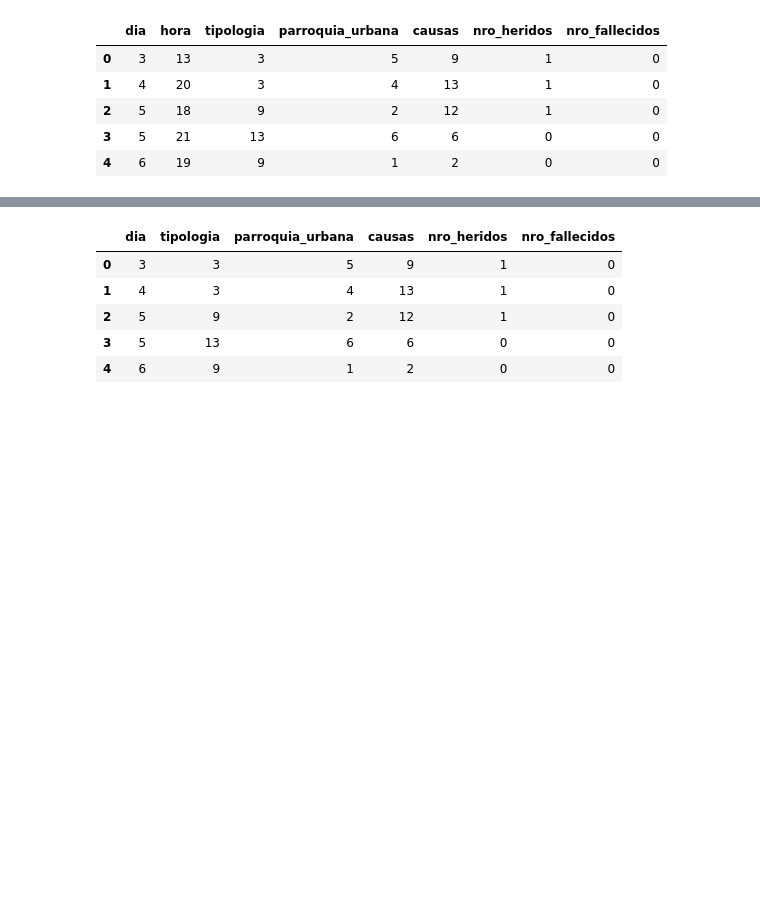
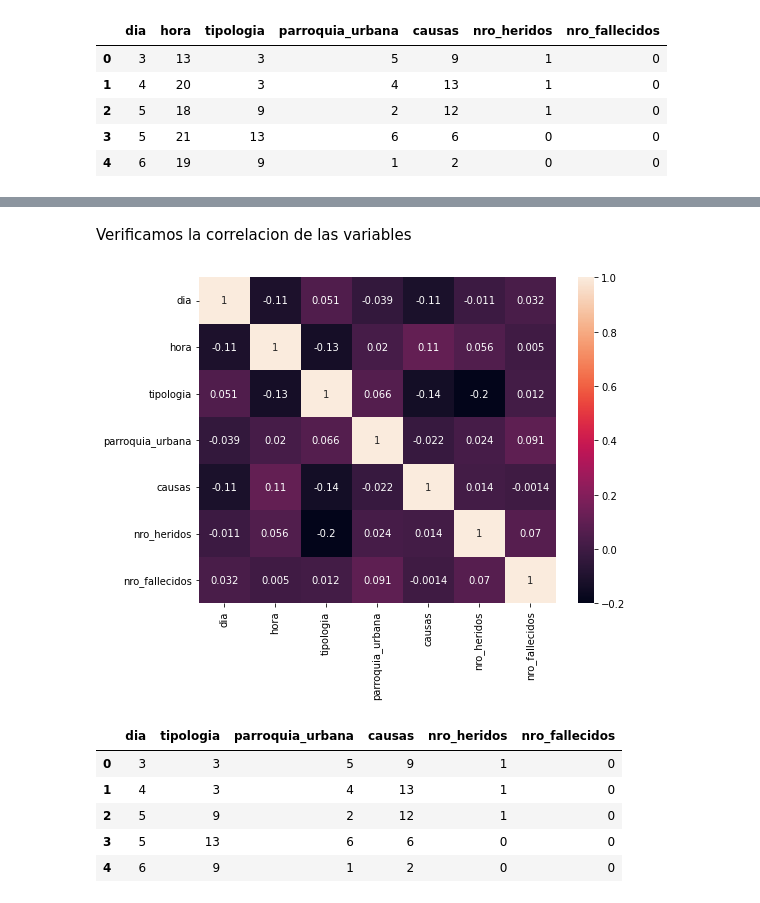
Before and after one commit to Orixstranger/DataMining_Accidentes_Transito_Canton_Loja, a Jupyter notebook: Pruebas de variables/hora/HORA_Prueba_1_Calles_accidentes_2019_2020.ipynb, the cells around one changed output, grey strips where cells are left out. Cells and saved outputs as stored; diff of their text form; code cells hidden in the pictures; blank space fills up the shorter version.

```diff
--- a/Pruebas de variables/hora/HORA_Prueba_1_Calles_accidentes_2019_2020.ipynb
+++ b/Pruebas de variables/hora/HORA_Prueba_1_Calles_accidentes_2019_2020.ipynb
@@ -335,3 +335,14 @@ df.sample(10)
+# %% [markdown]
+Verificamos la correlacion de las variables
+# %%
+#corelacion
+corr_df = df.corr(method='pearson')
+
+plt.figure(figsize=(8, 6))
+sns.heatmap(corr_df, annot=True)
+plt.show()
+# %% [output]
+[figure, added]
 # %%
 X = df.iloc[:, [0,2,3,4,5,6]] # atributos de entrada seran las primeras columnas
 Y = df.iloc[:,[1]] # atributos de destino
```
Also changed, not shown: parts of 6 cells of this notebook, 21 other files.
